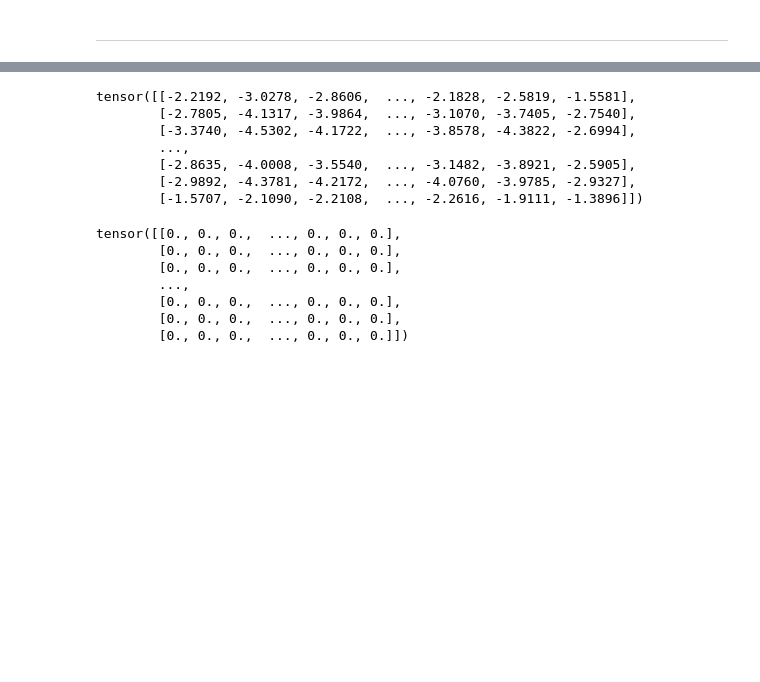
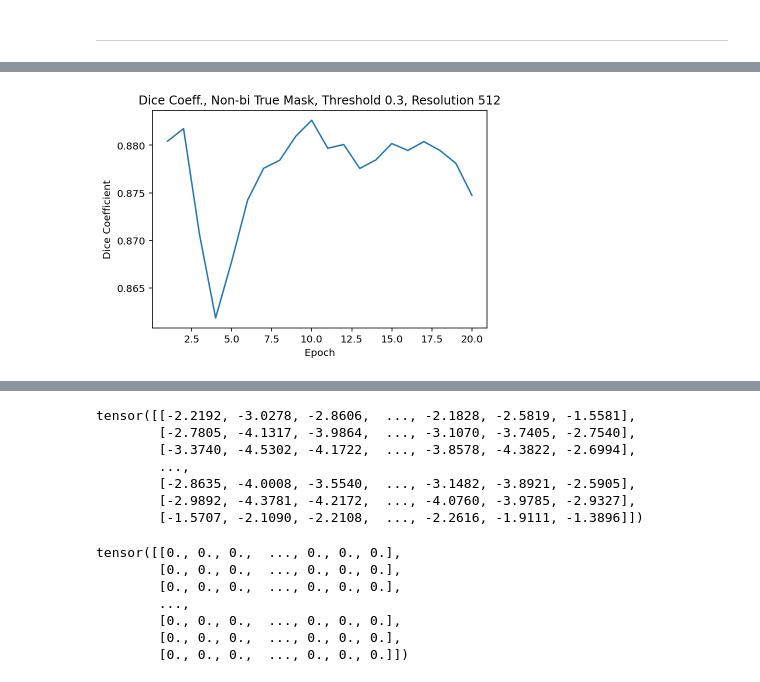
Before and after one commit to Angela-Wang111/DSC-180B-Project, a Jupyter notebook: ensemble_model_1.ipynb, the cells around one changed output, grey strips where cells are left out. Cells and saved outputs as stored; diff of their text form; code cells hidden in the pictures; blank space fills up the shorter version.

```diff
--- a/ensemble_model_1.ipynb
+++ b/ensemble_model_1.ipynb
@@ -44,7 +44,7 @@ DEVICE = torch.device("cuda" if torch.cuda.is_available() else "cpu")
 print(DEVICE)
 print(torch.cuda.device_count())
 
-RESOLUTION = 256
+RESOLUTION = 1024
 BATCH_SIZE = 4
 NUM_WORKERS = 4
 PIN_MEMORY = True
@@ -74,7 +74,3 @@ def read_df(df_type):
 train_df = read_df('train')
 val_df = read_df('validation')
 test_df = read_df('test')
-# %%
-mask_path = val_df.iloc[4, 0]
-mask_one = plt.imread(mask_path)[:, :, 0]
-np.unique(mask_one)
@@ -317,6 +325,8 @@ def training_seg(model, num_epochs, batch_size, learning_rate,
     all_preds = []
     all_masks = []
     all_xray = []
+    val_dice = []
+    all_dice = []
 
     optimizer = Adam(model.parameters(), lr=learning_rate)
     loss_fn = torch.nn.BCEWithLogitsLoss()
@@ -335,6 +345,12 @@ def training_seg(model, num_epochs, batch_size, learning_rate,
             optimizer.zero_grad()
             preds = model(imgs)
 
+            '''
+            img shape: [4, 3, 256, 256]
+            preds shape: [4, 1, 256, 256]
+            img[:, 2] = preds.squeeze() -> [4, 256, 256]
+            [imgs, imgs, preds], label (np.sum(masks) >= 0)
+            '''
 
             if (i == 0) & (epoch == 0):
                 print(preds)
@@ -377,7 +393,7 @@ def training_seg(model, num_epochs, batch_size, learning_rate,
             batch_num += 1
 
             imgs, masks = imgs.to(DEVICE, dtype=torch.float), masks.to(DEVICE, dtype=torch.float)
-            if i == 1:
+            if (i == 0) & (epoch == 0):
                 print(masks[0].unique())
 
             preds = model(imgs)
@@ -385,6 +401,17 @@ def training_seg(model, num_epochs, batch_size, learning_rate,
             loss = loss_fn(preds, masks) # is this mean or sum?
 
             total_val_loss += float(loss) # accumulate the total loss for this epoch.
+
+            ##### val dice
+            pred_bi = bi_mask(preds.detach().cpu().squeeze(), THRESHOLD)
+            test_dice = []
+            for batch_i in range(BATCH_SIZE):
+                cur_dc = calculate_dc(pred_bi[batch_i], masks[batch_i].detach().cpu().squeeze().numpy())
+                test_dice.append(cur_dc)
+
+            val_dice.append(np.mean(test_dice))
+
+            #######
 
             if i == 1:
                 all_preds.append(preds.detach().cpu())
@@ -395,8 +422,9 @@ def training_seg(model, num_epochs, batch_size, learning_rate,
             print("Total # of validation batch: ", i + 1)
 
         all_val_loss.append(total_val_loss / batch_num)
+        all_dice.append(np.mean(val_dice))
 
 
     #plot_both_loss(all_train_loss, all_val_loss)
 
-    return model, all_train_loss, all_val_loss, all_preds, all_masks, all_xray
+    return model, all_train_loss, all_val_loss, all_preds, all_masks, all_xray, all_dice
@@ -403,6 +455,6 @@ def training_seg(model, num_epochs, batch_size, learning_rate,
 # %%
-unet_model, train_loss, val_loss, logit_mask, true_mask, ori_xray = training_seg(model = model_seg,
-                                            num_epochs = 20, batch_size = BATCH_SIZE,
+unet_model, train_loss, val_loss, logit_mask, true_mask, ori_xray, val_dice_arr = training_seg(model = model_seg,
+                                            num_epochs = NUM_EPOCHS, batch_size = BATCH_SIZE,
                                             learning_rate = LEARNING_RATE,
                                             train_loader = loaders_seg[0], val_loader = loaders_seg[1])
 # %% [output]
@@ -473,0 +484,8 @@ tensor([0., 1.], device='cuda:0')
+# %%
+sns.lineplot(np.arange(1, 21), val_dice_arr)
+plt.title("Dice Coeff., Non-bi True Mask, Threshold 0.3, Resolution 512")
+plt.xlabel('Epoch')
+plt.ylabel('Dice Coefficient')
+plt.savefig('Dice Coeff. per Image, Non-bi True Mask, Threshold 0.3, Resolution 512.png', dpi = 300)
+# %% [output]
+[figure, added]
```
Also changed, not shown: parts of 29 cells of this notebook, 4 other files.
